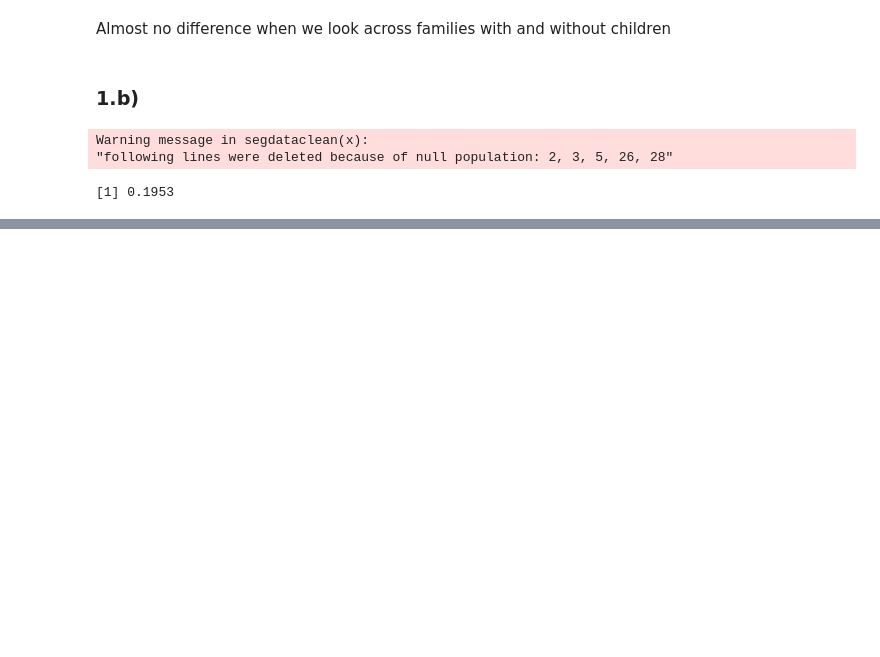
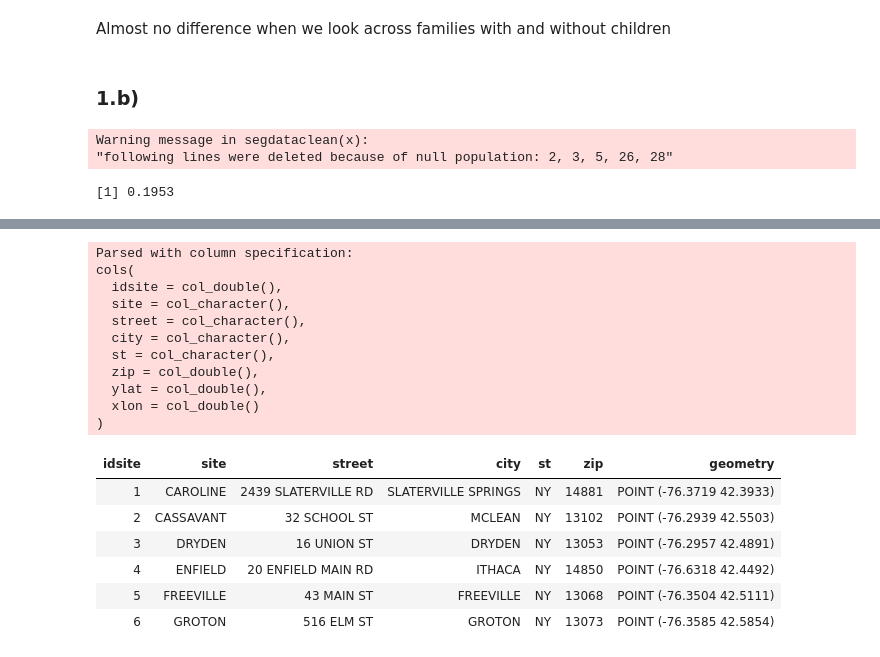
Before and after one commit to aridf/spatial_classwork, a Jupyter notebook: a5/A5.ipynb, the cells around one changed output, grey strips where cells are left out. Cells and saved outputs as stored; diff of their text form; code cells hidden in the pictures; blank space fills up the shorter version.

```diff
--- a/a5/A5.ipynb
+++ b/a5/A5.ipynb
@@ -63,0 +110,25 @@ This number value of eta-squared seems relatively low. The poor and non-poor liv
+# %%
+sites <- read_csv('tomp_sites.csv')
+sf_sites <- st_as_sf(sites, coords = c('xlon', 'ylat'),
+                    stringsAsFactors = FALSE,
+                    crs = 4269)
+head(sf_sites)
+# %% [output]
+Parsed with column specification:
+cols(
+  idsite = col_double(),
+  site = col_character(),
+  street = col_character(),
+  city = col_character(),
+  st = col_character(),
+  zip = col_double(),
+  ylat = col_double(),
+  xlon = col_double()
+)
+| idsite | site | street | city | st | zip | geometry |
+| 1 | CAROLINE | 2439 SLATERVILLE RD | SLATERVILLE SPRINGS | NY | 14881 | POINT (-76.3719 42.3933) |
+| 2 | CASSAVANT | 32 SCHOOL ST | MCLEAN | NY | 13102 | POINT (-76.2939 42.5503) |
+| 3 | DRYDEN | 16 UNION ST | DRYDEN | NY | 13053 | POINT (-76.2957 42.4891) |
+| 4 | ENFIELD | 20 ENFIELD MAIN RD | ITHACA | NY | 14850 | POINT (-76.6318 42.4492) |
+| 5 | FREEVILLE | 43 MAIN ST | FREEVILLE | NY | 13068 | POINT (-76.3504 42.5111) |
+| 6 | GROTON | 516 ELM ST | GROTON | NY | 13073 | POINT (-76.3585 42.5854) |
```
Also changed, not shown: parts of 11 cells of this notebook.
